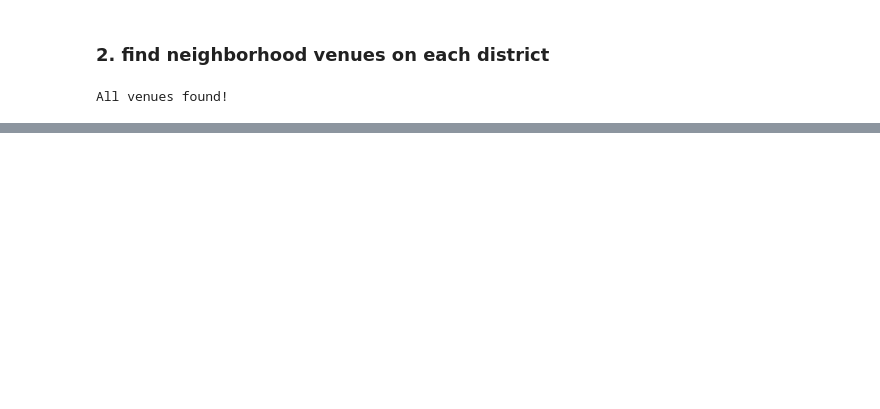
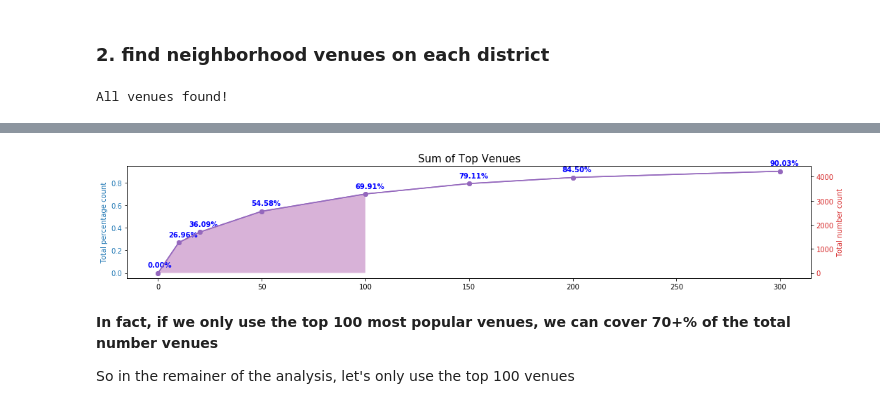
Before and after one commit to EstellaYu/Coursera_Capstone, a Jupyter notebook: Analysis__Explore_New_York_Apartment_Price_and_Neighborhood_Data.ipynb, the cells around one changed output, grey strips where cells are left out. Cells and saved outputs as stored; diff of their text form; code cells hidden in the pictures; blank space fills up the shorter version.

```diff
--- a/Analysis__Explore_New_York_Apartment_Price_and_Neighborhood_Data.ipynb
+++ b/Analysis__Explore_New_York_Apartment_Price_and_Neighborhood_Data.ipynb
@@ -294,0 +435,41 @@ manhattan_map
+# %%
+sum_list = [0, 10, 20, 50, 100, 150, 200, 300]
+count_sum_list = np.array([])
+count_percent_list = np.array([])
+for ind in sum_list:
+    cnt_sum = df_venued_grouped_count['Count'][:ind].sum()
+    cnt_percent = cnt_sum/df_manhattan_venues.shape[0]
+    count_sum_list = np.append(count_sum_list, cnt_sum)
+    count_percent_list = np.append(count_percent_list,cnt_percent)
+# %%
+fig, ax1 = plt.subplots(figsize=(15,3))
+
+color = 'tab:blue'
+ax1.set_ylabel('Total percentage count', color=color)  # we already handled the x-label with ax1
+
+ax1.plot(sum_list, count_percent_list,'r-o', color = 'tab:purple')
+ax1.fill_between(sum_list[:5], 0, count_percent_list[:5],
+                facecolor = 'purple',
+                alpha = 0.3)
+for i, v in enumerate(count_percent_list):
+    ax1.text( sum_list[i]-5 , v+0.05 , '%.2f%%'% (v*100), color='blue', fontweight='bold')
+
+ax1.tick_params(axis='y', labelcolor=color)
+
+ax2 = ax1.twinx()
+
+color = 'tab:red'
+ax2.set_ylabel('Total number count', color=color)
+ax2.plot(sum_list, count_sum_list,'r-o', color = 'tab:purple')
+ax2.tick_params(axis='y', labelcolor=color)
+
+plt.title('Sum of Top Venues', fontsize = 15)
+
+fig.tight_layout()  # otherwise the right y-label is slightly clipped
+plt.show()
+# %% [output]
+[figure, added]
+# %% [markdown]
+__In fact, if we only use the top 100 most popular venues, we can cover 70+% of the total number venues__
+
+So in the remainer of the analysis, let's only use the top 100 venues
```
Also changed, not shown: parts of 47 cells of this notebook, 2 other files.
